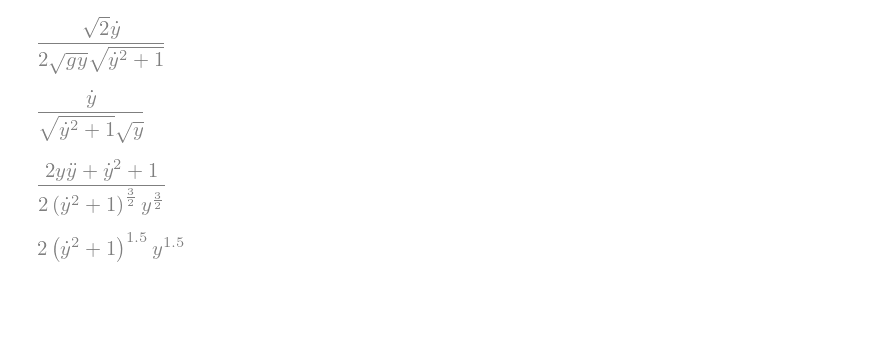
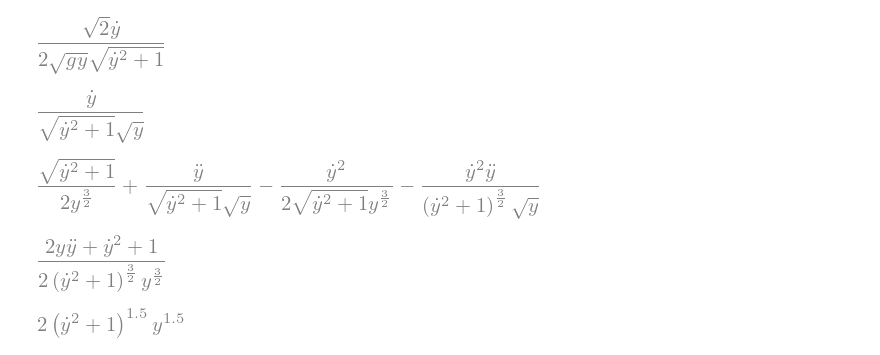
Before and after one commit to cnkndmr/brachistochrone-problem, a Jupyter notebook: shortest_path.ipynb, the cells around one changed output. Drawn from its saved outputs; the diff is of its cells as text; code cells hidden in the pictures; blank space fills up the shorter version.

```diff
--- a/shortest_path.ipynb
+++ b/shortest_path.ipynb
@@ -35,6 +35,10 @@ rhs = rhs.simplify()
 rhs
 # %% [output]
 [figure]
+# %%
+diff(rhs, t) - lhs
+# %% [output]
+[figure, added]
 # %%
 eq = (diff(rhs, t) - lhs).simplify()
 eq
```
Also changed, not shown: parts of 5 cells of this notebook.
